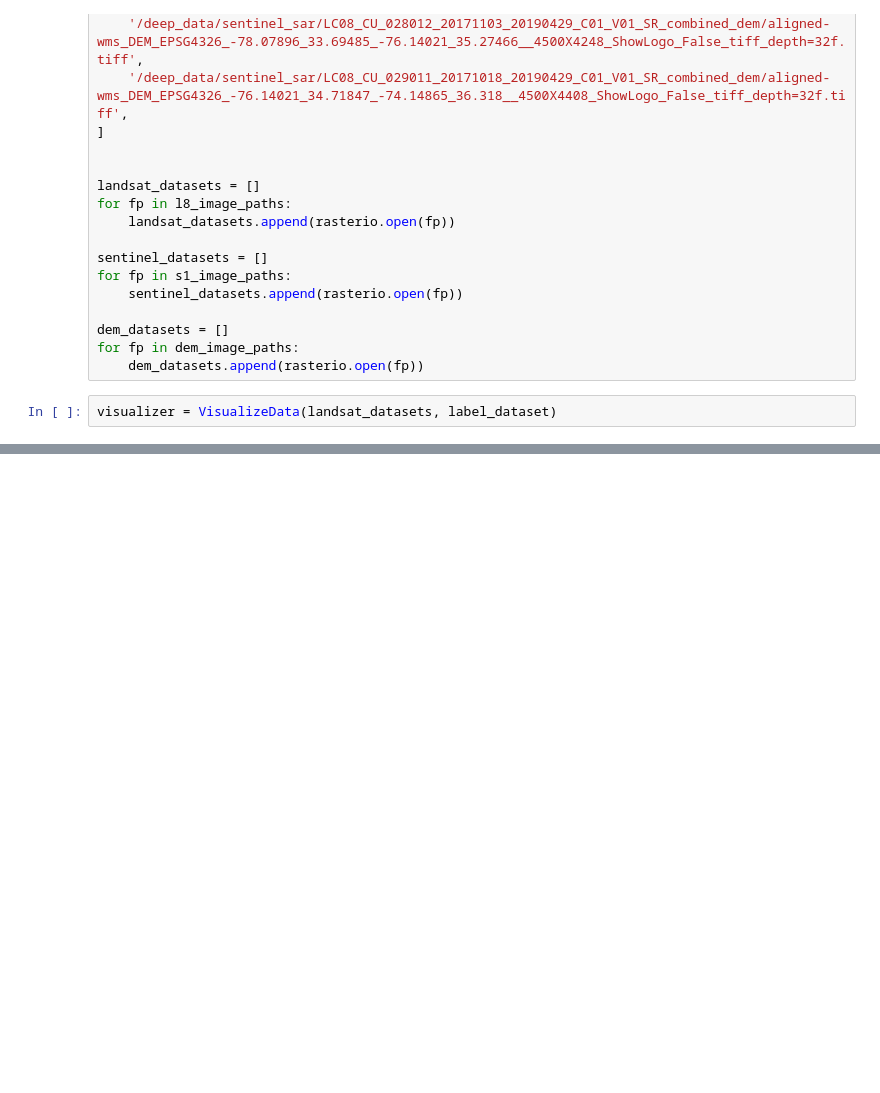
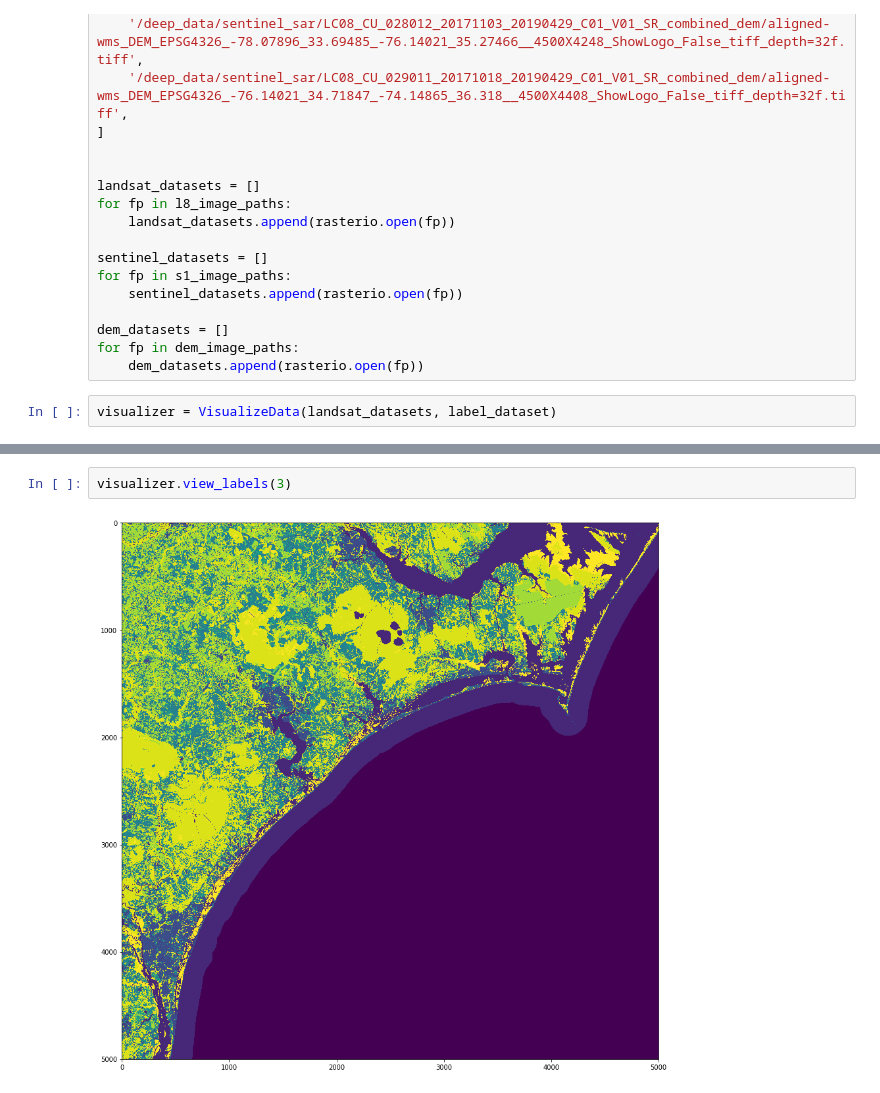
Before and after one commit to patrickcgray/landcover_rcnn, a Jupyter notebook: visualize data.ipynb, the cells around one changed output, grey strips where cells are left out. Cells and saved outputs as stored; diff of their text form; blank space fills up the shorter version.

```diff
--- a/visualize data.ipynb
+++ b/visualize data.ipynb
@@ -52,0 +51,4 @@ visualizer.view_landsat_tile(0)
+# %%
+visualizer.view_labels(3)
+# %% [output]
+[figure, added]
```
Also changed, not shown: parts of 2 cells of this notebook, 3 other files.
